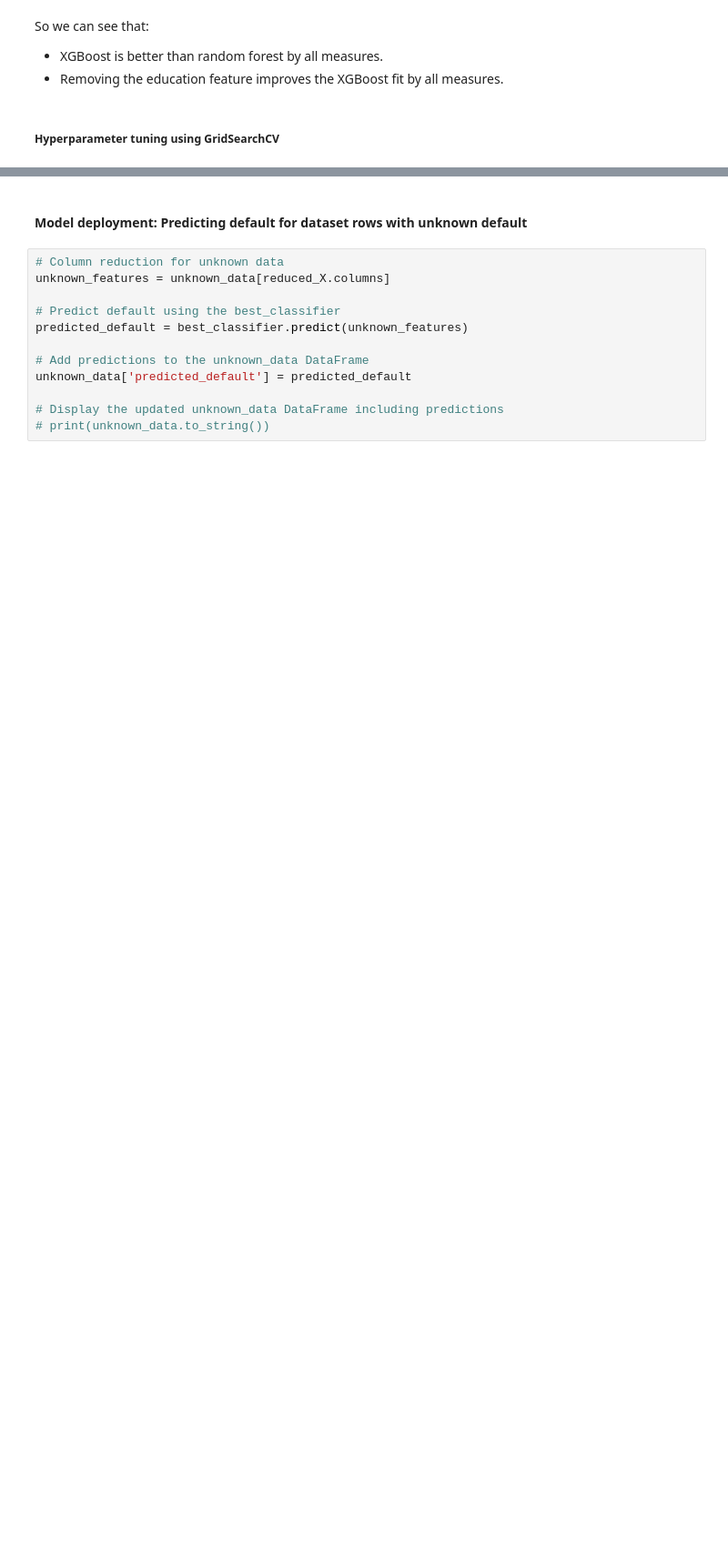
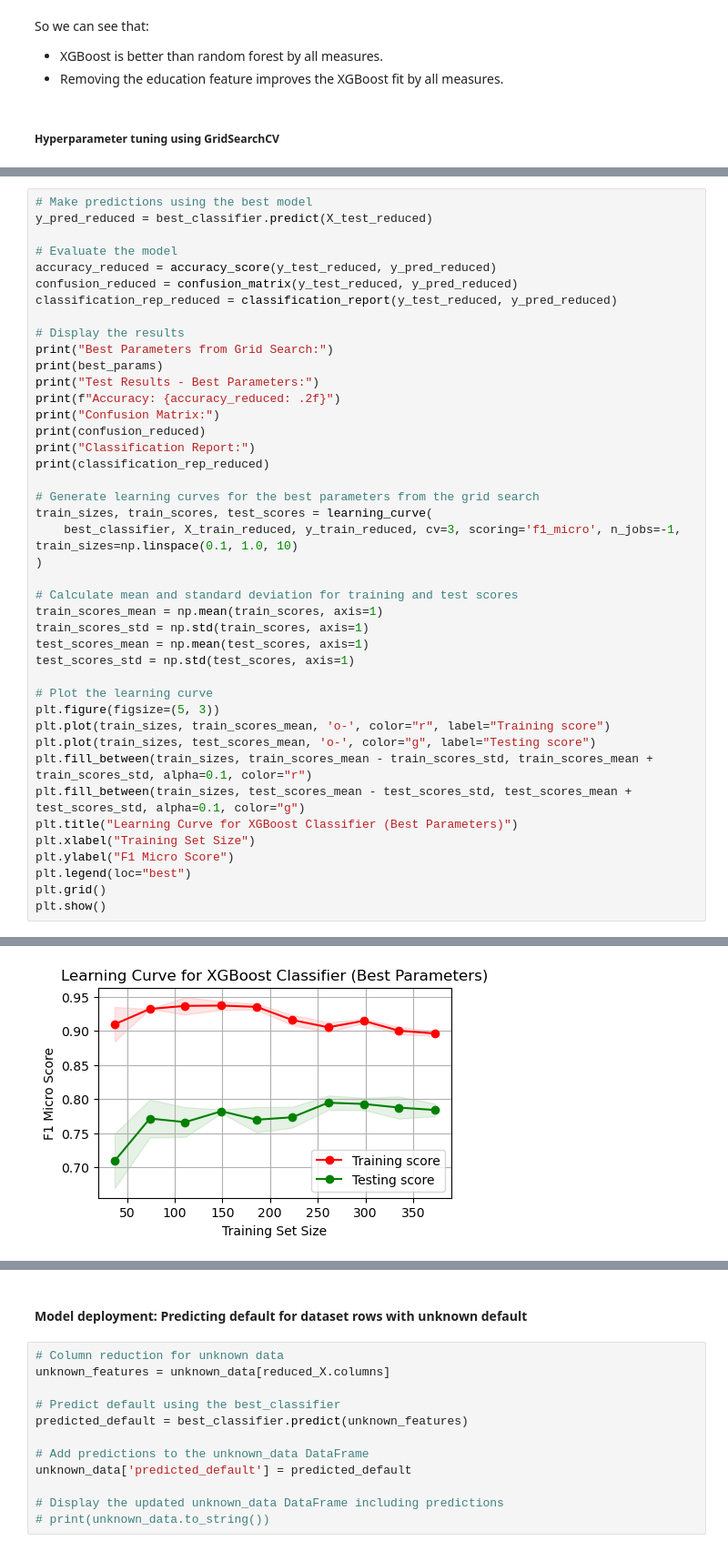
Before and after one commit to piconaut/credit-risk-prediction, a Jupyter notebook: XGBoost_credit_risk_prediction.ipynb, the cells around one changed output, grey strips where cells are left out. Shown at 91% size. Cells and saved outputs as stored; diff of their text form; blank space fills up the shorter version.

```diff
--- a/XGBoost_credit_risk_prediction.ipynb
+++ b/XGBoost_credit_risk_prediction.ipynb
@@ -347,0 +405,43 @@ weighted avg       0.82      0.83      0.81       140
+# %%
+# Make predictions using the best model
+y_pred_reduced = best_classifier.predict(X_test_reduced)
+
+# Evaluate the model
+accuracy_reduced = accuracy_score(y_test_reduced, y_pred_reduced)
+confusion_reduced = confusion_matrix(y_test_reduced, y_pred_reduced)
+classification_rep_reduced = classification_report(y_test_reduced, y_pred_reduced)
+
+# Display the results
+print("Best Parameters from Grid Search:")
+print(best_params)
+print("Test Results - Best Parameters:")
+print(f"Accuracy: {accuracy_reduced: .2f}")
+print("Confusion Matrix:")
+print(confusion_reduced)
+print("Classification Report:")
+print(classification_rep_reduced)
+
+# Generate learning curves for the best parameters from the grid search
+train_sizes, train_scores, test_scores = learning_curve(
+    best_classifier, X_train_reduced, y_train_reduced, cv=3, scoring='f1_micro', n_jobs=-1, train_sizes=np.linspace(0.1, 1.0, 10)
+)
+
+# Calculate mean and standard deviation for training and test scores
+train_scores_mean = np.mean(train_scores, axis=1)
+train_scores_std = np.std(train_scores, axis=1)
+test_scores_mean = np.mean(test_scores, axis=1)
+test_scores_std = np.std(test_scores, axis=1)
+
+# Plot the learning curve
+plt.figure(figsize=(5, 3))
+plt.plot(train_sizes, train_scores_mean, 'o-', color="r", label="Training score")
+plt.plot(train_sizes, test_scores_mean, 'o-', color="g", label="Testing score")
+plt.fill_between(train_sizes, train_scores_mean - train_scores_std, train_scores_mean + train_scores_std, alpha=0.1, color="r")
+plt.fill_between(train_sizes, test_scores_mean - test_scores_std, test_scores_mean + test_scores_std, alpha=0.1, color="g")
+plt.title("Learning Curve for XGBoost Classifier (Best Parameters)")
+plt.xlabel("Training Set Size")
+plt.ylabel("F1 Micro Score")
+plt.legend(loc="best")
+plt.grid()
+plt.show()
+# %% [output]
@@ -347,0 +464 @@ weighted avg       0.82      0.83      0.81       140
+[figure, added]
```
Also changed, not shown: parts of 13 cells of this notebook.
